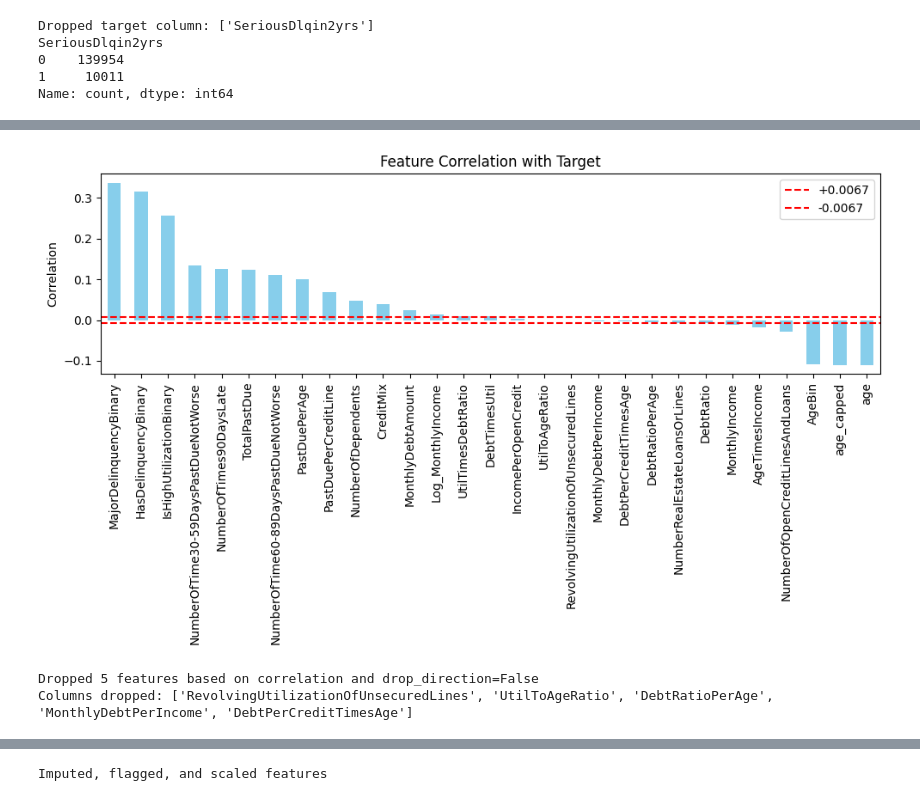
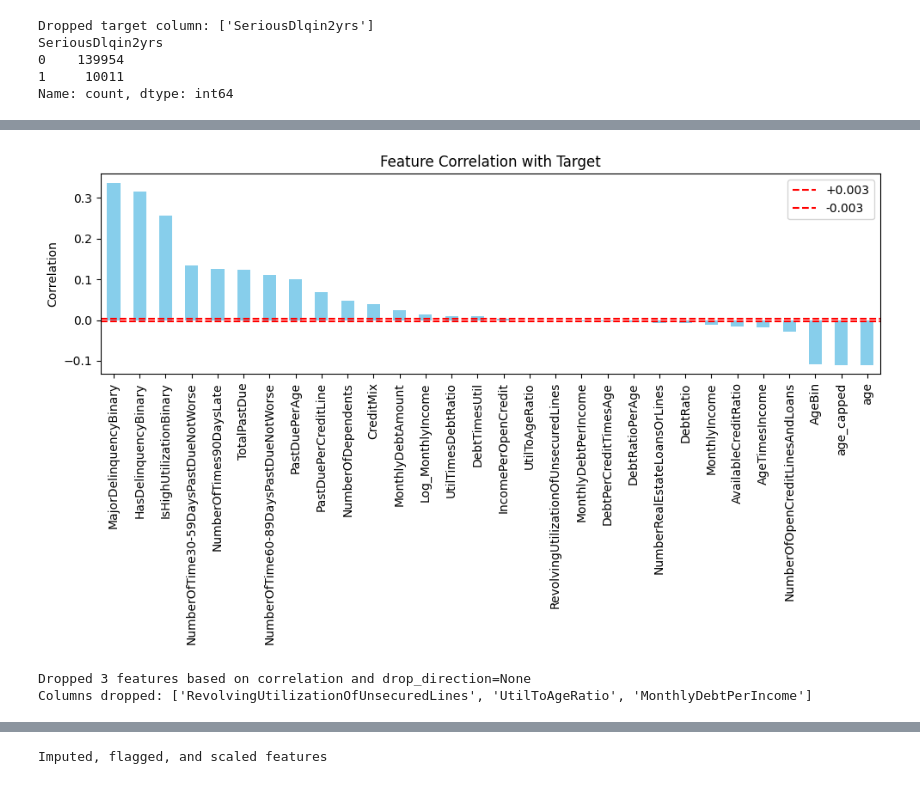
Before and after one commit to sunnysunny77/loan, a Jupyter notebook: cr.ipynb, the cells around one changed output, grey strips where cells are left out. Saved outputs shown, nothing was run; the diff lists cells and outputs as text; code cells hidden in the pictures.

```diff
--- a/cr.ipynb
+++ b/cr.ipynb
@@ -613,4 +630,4 @@ Engineered features
 # %%
 # Drop columns with missing
-df_drop, hm_cols_to_drop = drop_high_missing_cols(df_engi, threshold=0.30)
+df_drop, hm_cols_to_drop = drop_high_missing_cols(df_engi, threshold=0.42)
 # %% [output]
@@ -624,9 +660,9 @@ No high-cardinality columns dropped
 # %%
 # Drop low correlated features to target
-df_corr, low_corr_cols_to_drop = drop_low_correlated_to_target(df_high, y_train, threshold=0.0067, drop_direction=False)
+df_corr, low_corr_cols_to_drop = drop_low_correlated_to_target(df_high, y_train, threshold=0.0030, drop_direction=None)
 # %% [output]
-[figure, old version]
+[figure, new version]
-Dropped 5 features based on correlation and drop_direction=False
-Columns dropped: ['RevolvingUtilizationOfUnsecuredLines', 'UtilToAgeRatio', 'DebtRatioPerAge', 'MonthlyDebtPerIncome', 'DebtPerCreditTimesAge']
+Dropped 3 features based on correlation and drop_direction=None
+Columns dropped: ['RevolvingUtilizationOfUnsecuredLines', 'UtilToAgeRatio', 'MonthlyDebtPerIncome']
 # %%
 # Collapse rare categories
```
Also changed, not shown: parts of 20 cells of this notebook, 2 other files.
